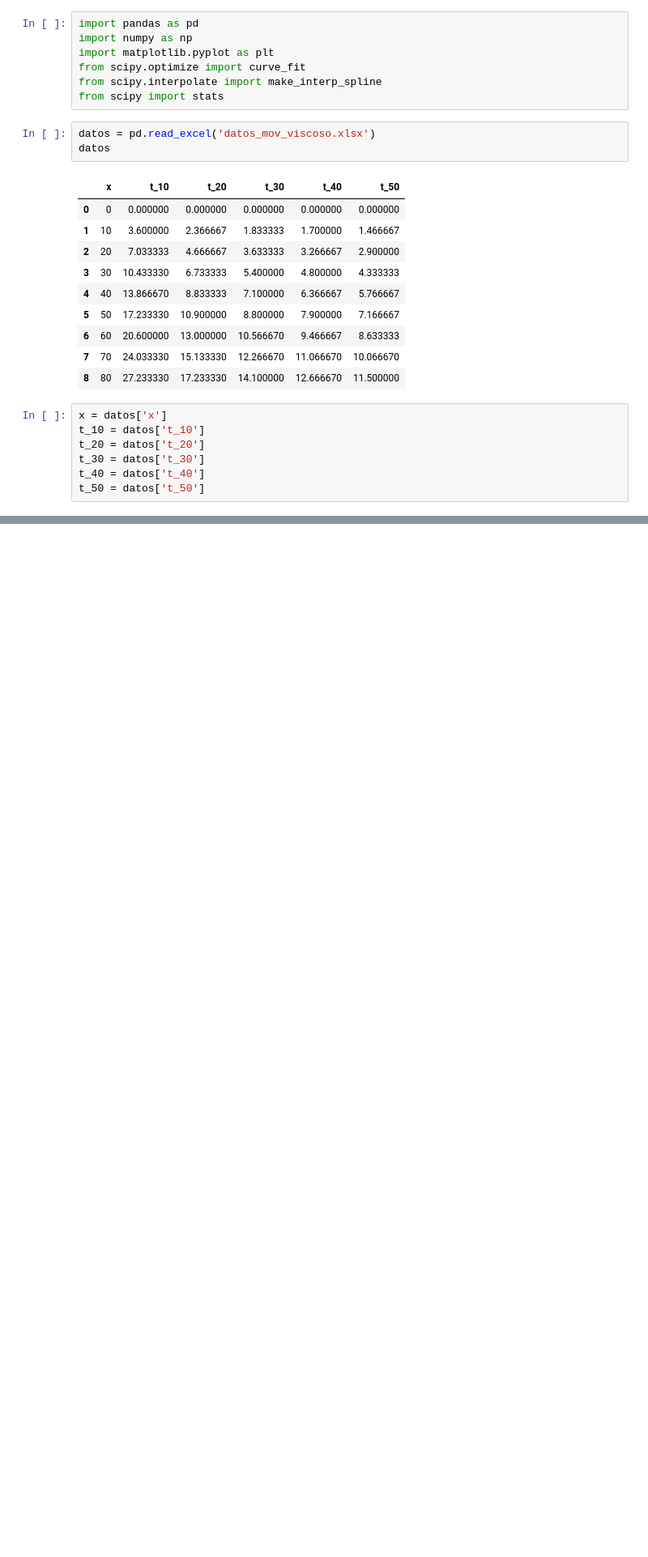
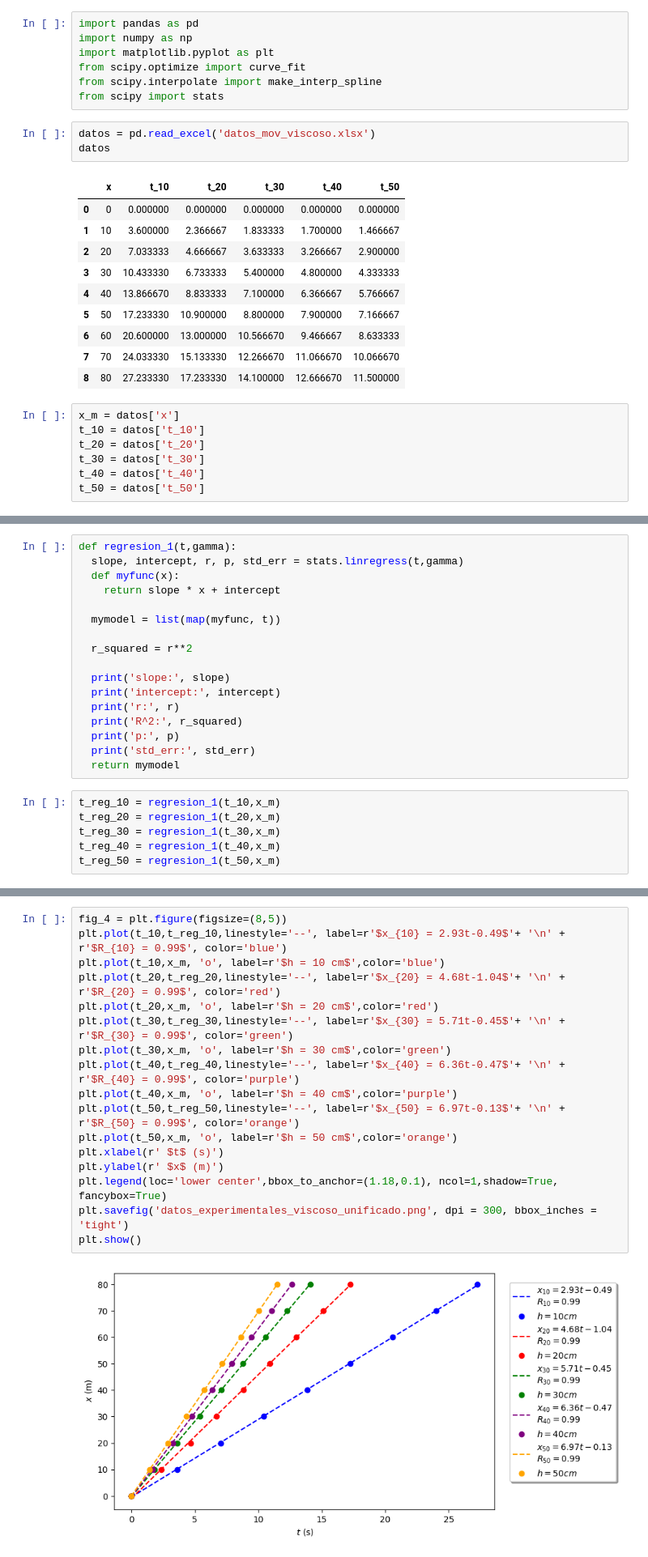
Before and after one commit to Juaan00/Laboratorios_mecanica_FEM, a Jupyter notebook: mov_viscoso/mov_viscoso.ipynb, the cells around one changed output, grey strips where cells are left out. Shown at 81% size. Saved outputs shown, nothing was run; the diff lists cells and outputs as text; blank space fills up the shorter version.

```diff
--- a/mov_viscoso/mov_viscoso.ipynb
+++ b/mov_viscoso/mov_viscoso.ipynb
@@ -20,7 +20,7 @@ datos
 | 7 | 70 | 24.033330 | 15.133330 | 12.266670 | 11.066670 | 10.066670 |
 | 8 | 80 | 27.233330 | 17.233330 | 14.100000 | 12.666670 | 11.500000 |
 # %%
-x = datos['x']
+x_m = datos['x']
 t_10 = datos['t_10']
 t_20 = datos['t_20']
 t_30 = datos['t_30']
@@ -58,0 +47,23 @@ plt.show()
+# %%
+def regresion_1(t,gamma):
+  slope, intercept, r, p, std_err = stats.linregress(t,gamma)
+  def myfunc(x):
+    return slope * x + intercept
+
+  mymodel = list(map(myfunc, t))
+
+  r_squared = r**2
+
+  print('slope:', slope)
+  print('intercept:', intercept)
+  print('r:', r)
+  print('R^2:', r_squared)
+  print('p:', p)
+  print('std_err:', std_err)
+  return mymodel
+# %%
+t_reg_10 = regresion_1(t_10,x_m)
+t_reg_20 = regresion_1(t_20,x_m)
+t_reg_30 = regresion_1(t_30,x_m)
+t_reg_40 = regresion_1(t_40,x_m)
+t_reg_50 = regresion_1(t_50,x_m)
@@ -59,2 +88,21 @@ plt.show()
+# %%
+fig_4 = plt.figure(figsize=(8,5))
+plt.plot(t_10,t_reg_10,linestyle='--', label=r'$x_{10} = 2.93t-0.49$'+ '\n' + r'$R_{10} = 0.99$', color='blue')
+plt.plot(t_10,x_m, 'o', label=r'$h = 10 cm$',color='blue')
+plt.plot(t_20,t_reg_20,linestyle='--', label=r'$x_{20} = 4.68t-1.04$'+ '\n' + r'$R_{20} = 0.99$', color='red')
+plt.plot(t_20,x_m, 'o', label=r'$h = 20 cm$',color='red')
+plt.plot(t_30,t_reg_30,linestyle='--', label=r'$x_{30} = 5.71t-0.45$'+ '\n' + r'$R_{30} = 0.99$', color='green')
+plt.plot(t_30,x_m, 'o', label=r'$h = 30 cm$',color='green')
+plt.plot(t_40,t_reg_40,linestyle='--', label=r'$x_{40} = 6.36t-0.47$'+ '\n' + r'$R_{40} = 0.99$', color='purple')
+plt.plot(t_40,x_m, 'o', label=r'$h = 40 cm$',color='purple')
+plt.plot(t_50,t_reg_50,linestyle='--', label=r'$x_{50} = 6.97t-0.13$'+ '\n' + r'$R_{50} = 0.99$', color='orange')
+plt.plot(t_50,x_m, 'o', label=r'$h = 50 cm$',color='orange')
+plt.xlabel(r' $t$ (s)')
+plt.ylabel(r' $x$ (m)')
+plt.legend(loc='lower center',bbox_to_anchor=(1.18,0.1), ncol=1,shadow=True, fancybox=True)
+plt.savefig('datos_experimentales_viscoso_unificado.png', dpi = 300, bbox_inches = 'tight')
+plt.show()
+# %% [output]
+[figure, added]
 # %%
 
```
Also changed, not shown: parts of 5 cells of this notebook, 8 other files.
